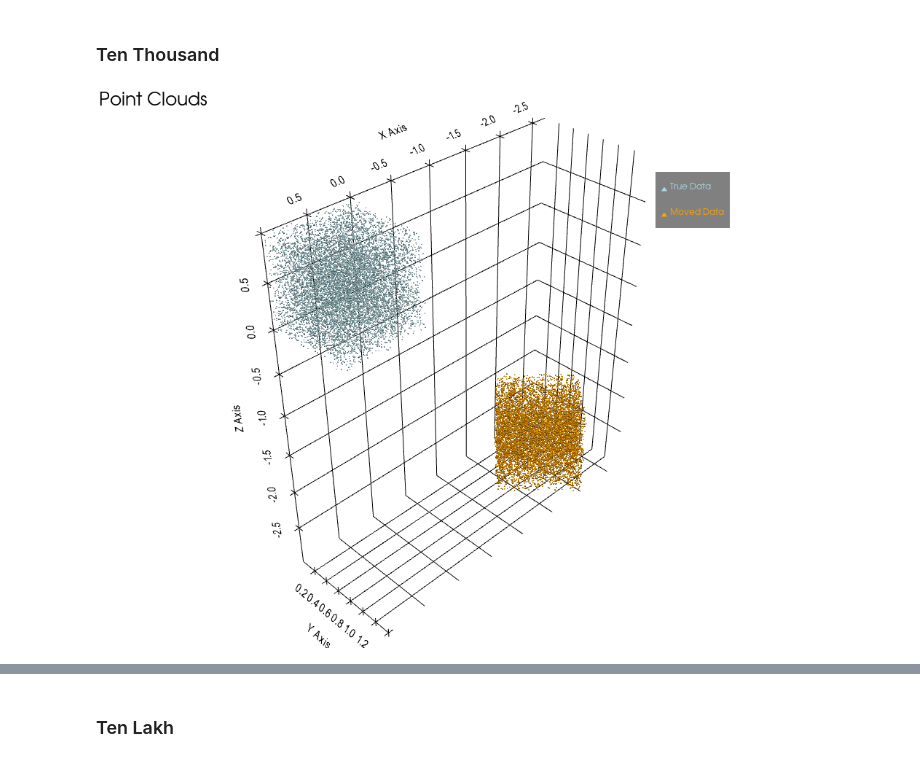
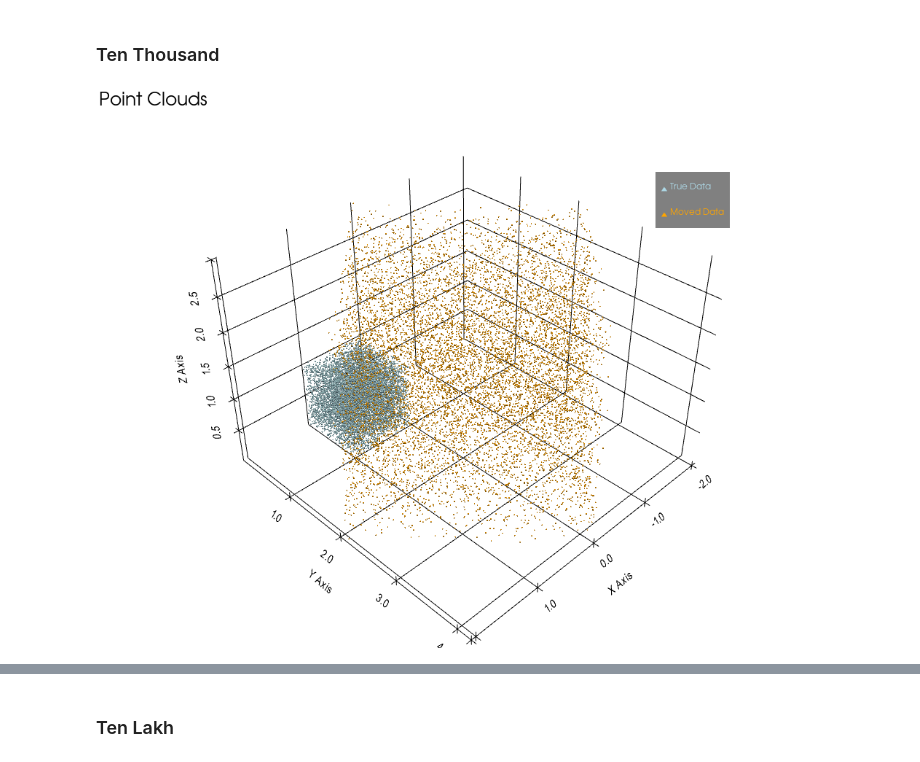
Before and after one commit to JyotiSunkara/ICP, a Jupyter notebook: Iterative Closest Point Using Umeyama Method.ipynb, the cells around one changed output, grey strips where cells are left out. Saved outputs shown, nothing was run; the diff lists cells and outputs as text; code cells hidden in the pictures.

```diff
--- a/Iterative Closest Point Using Umeyama Method.ipynb
+++ b/Iterative Closest Point Using Umeyama Method.ipynb
@@ -73,7 +73,7 @@ def plotValues(values, label):
 ### Data Generation
 # %%
 '''Samples in a cube'''
-def generateData(numPoints, angle, shift):
+def generateData(numPoints, angle, shift, scale):
 
     aboutZ = np.array([[cos(angle[2]), -sin(angle[2]), 0],
                       [sin(angle[2]), cos(angle[2]), 0],
@@ -89,6 +89,7 @@ def generateData(numPoints, angle, shift):
     R = aboutZ.dot(aboutY.dot(aboutX))
     sourceData = np.random.rand(3, numPoints)
     movedData = R.dot(sourceData) + shift
+    movedData = movedData*scale
     return sourceData, movedData
 # %%
 '''Generate data using the sin and cosine functions'''
@@ -215,12 +215,13 @@ Wall time: 191 ms
 # %%
 '''Assign data to point clouds P and Q'''
 angle = [0, 0, pi/4]
-shift = np.array([[-2], [0], [-3]])
-Q, P = generateData(10000, angle, shift)
+scale = 3
+shift = np.array([[0], [0], [0]])
+Q, P = generateData(10000, angle, shift, scale)
 
 bigPlot(P, Q, 2, 2)
 # %% [output]
-[figure, old version]
+[figure, new version]
 # %%
 %%time
 Pvalues, normValues = ICP(P, Q)
```
Also changed, not shown: parts of 10 cells of this notebook, 7 other files.
